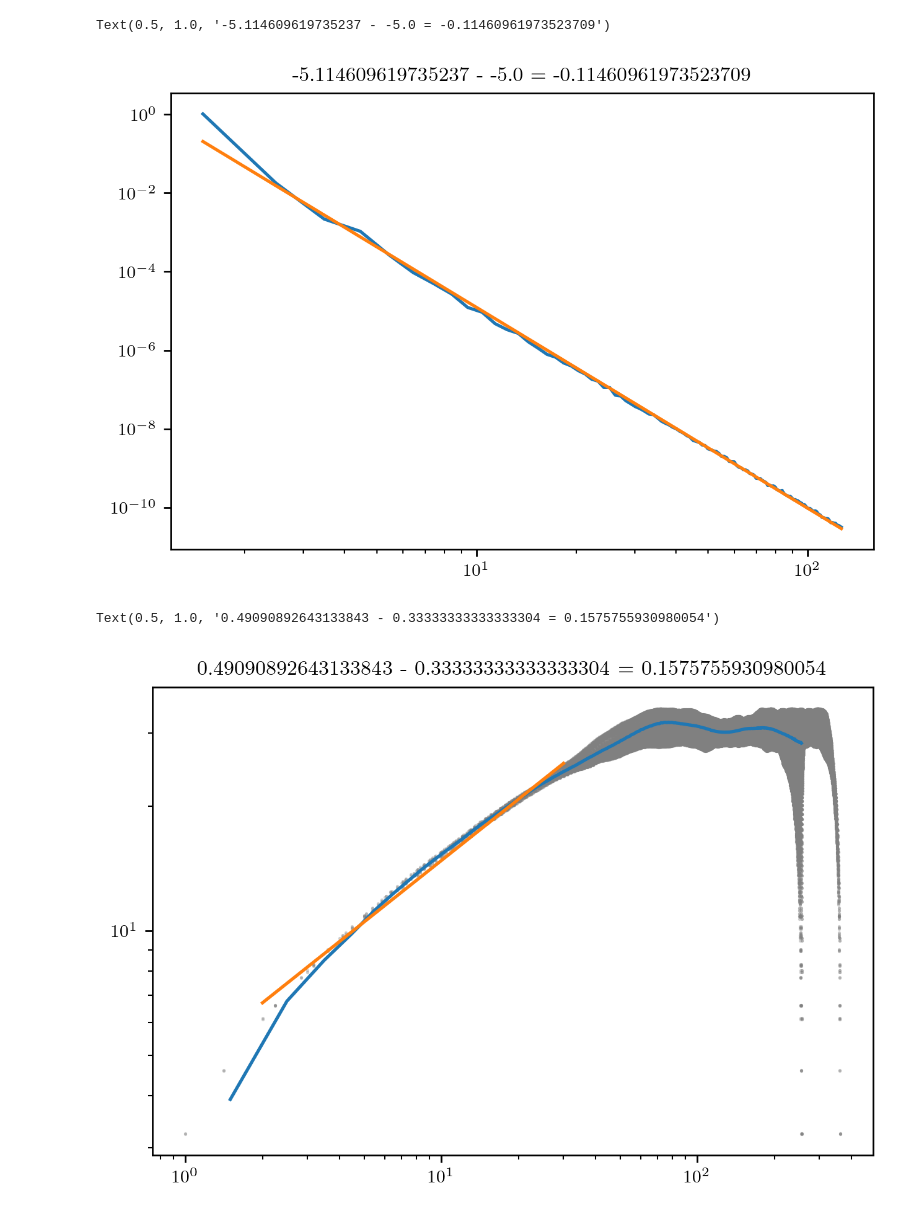
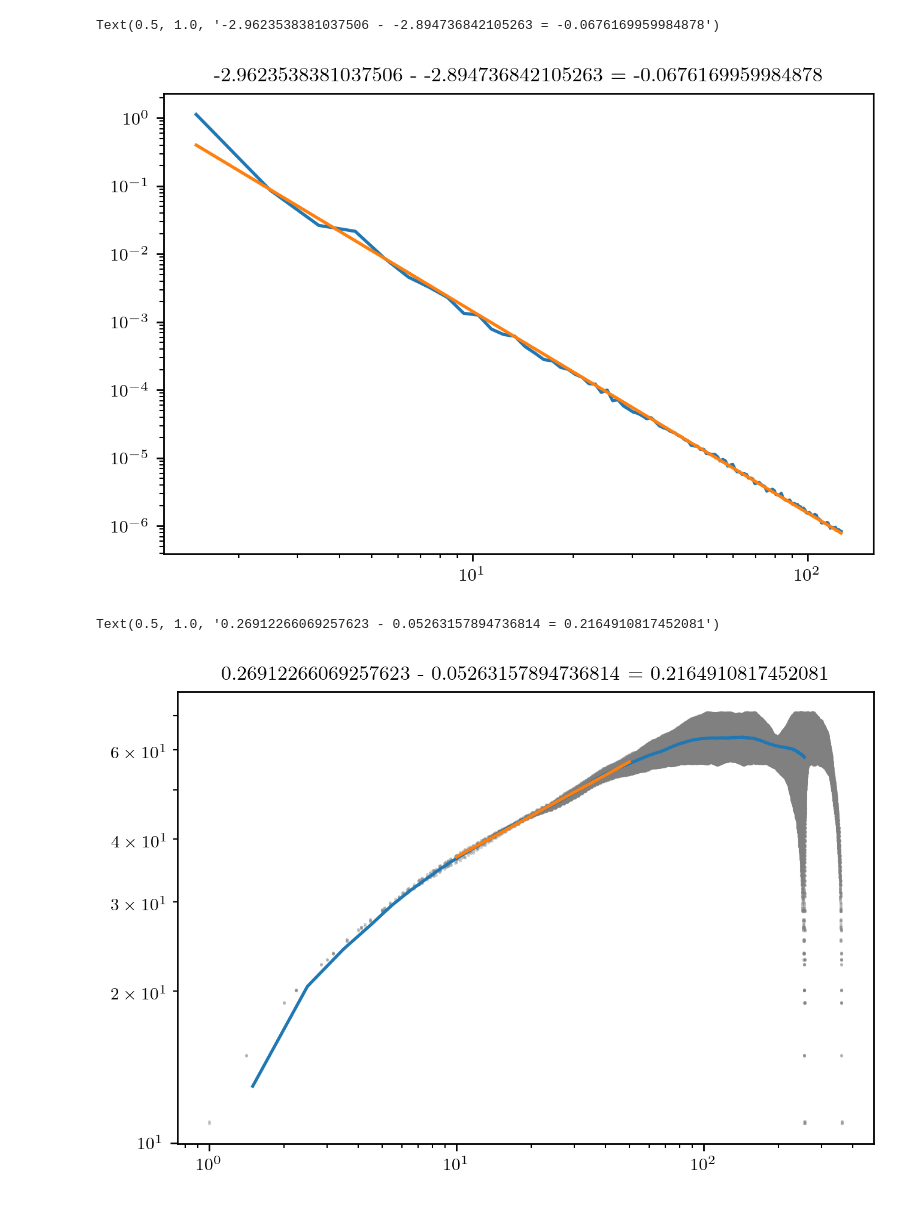
Before and after one commit to mab68/Kea, a Jupyter notebook: example_notebooks/strfn_bias.ipynb, the cells around one changed output. Cells and saved outputs as stored; diff of their text form; code cells hidden in the pictures.

```diff
--- a/example_notebooks/strfn_bias.ipynb
+++ b/example_notebooks/strfn_bias.ipynb
@@ -29,6 +29,13 @@ alphas = np.linspace(max, min, NUM)
 
 for a in alphas:
     fields.append(fbm.create_fbm(grid_dims, phys_dims, (a,), (1.,)))
+# %%
+
+models = []
+
+for i, a in enumerate(alphas):
+    k, _, _ = spectra_base.calculate_integrated_spectrum((fields[i],), spec_type='modal', lenn=phys_dims)
+    models.append(fbm.funcs.smooth_pow(k, (a,), (1.,)))
 # %%
 
 kfeks = []
@@ -52,3 +59,18 @@ for fs in sfs:
     lvm = statfunc_base.get_lagvec_magnitude_array(fs.shape)
     l, sf, _ = statistics_base.bin_data(lvm, fs, mean_func=np.nanmean, cut_excess=True, min_bin=1., ignore_nan=True)
     lsf.append((l, sf))
+# %%
+
+k_arevaloz = []
+
+for i, f in enumerate(fields):
+    lags = arevalo_spectra.k_to_discrete_lags(kfeks[i][0], N, L)
+    k, fek = arevalo_spectra.modal_spectrum(f, lenn=phys_dims, lags=lags)
+    k_arevaloz.append((k, fek))
+# %%
+idx = 13
+k, fek = k_arevaloz[idx]
+plt.loglog(k, fek)
+z, xx, p = fit_base.fit_powerlaw(k, fek, np.nanmin(k), np.nanmax(k))
+plt.loglog(xx, p)
+plt.title('%s - %s = %s' % (z[0], alphas[idx], z[0] - alphas[idx]))
@@ -55,34 +80,35 @@ for fs in sfs:
 # %%
-idx = 9
+idx = 13
 k, fek = kfeks[idx]
 plt.loglog(k, fek)
 z, xx, p = fit_base.fit_powerlaw(k, fek,np.nanmin(k), np.nanmax(k))
 plt.loglog(xx, p)
 plt.title('%s - %s = %s' % (z[0], alphas[idx], z[0] - alphas[idx]))
 # %% [output]
-Text(0.5, 1.0, '-5.114609619735237 - -5.0 = -0.11460961973523709')
+Text(0.5, 1.0, '-2.9623538381037506 - -2.894736842105263 = -0.0676169959984878')
-[figure, old version]
+[figure, new version]
 # %%
+STRFN_MIN, STRFN_MAX = 10., 50.
 
-idx = 3
+idx = 5
 k, fek = lsf[idx]
 plt.scatter(lvm, sfs[idx], alpha=0.2, color='gray', marker='.', s=1.)
 plt.loglog(k, fek)
-z, xx, p = fit_base.fit_powerlaw(k, fek, 2., 30.)
+z, xx, p = fit_base.fit_powerlaw(k, fek, STRFN_MIN, STRFN_MAX)
 plt.loglog(xx, p)
 #z, xx, p = fit_base.fit_powerlaw(k, fek, 2., 10.)
 #plt.loglog(xx, p)
 
 # beta = E + 2H
 # gamma = 2H
 # -> gamma = 2H = beta - E
 # for beta \in [E, ..., E + 2] = [2, ..., 4]
 
 beta = - alphas[idx]
 plt.title('%s - %s = %s' % (z[0], beta - D, z[0] - (beta - D)))
 # %% [output]
-Text(0.5, 1.0, '0.49090892643133843 - 0.33333333333333304 = 0.1575755930980054')
+Text(0.5, 1.0, '0.26912266069257623 - 0.05263157894736814 = 0.2164910817452081')
-[figure, old version]
+[figure, new version]
 # %%
 
 sf_pwrl = {}
```
Also changed, not shown: parts of 7 cells of this notebook, 3 other files.
